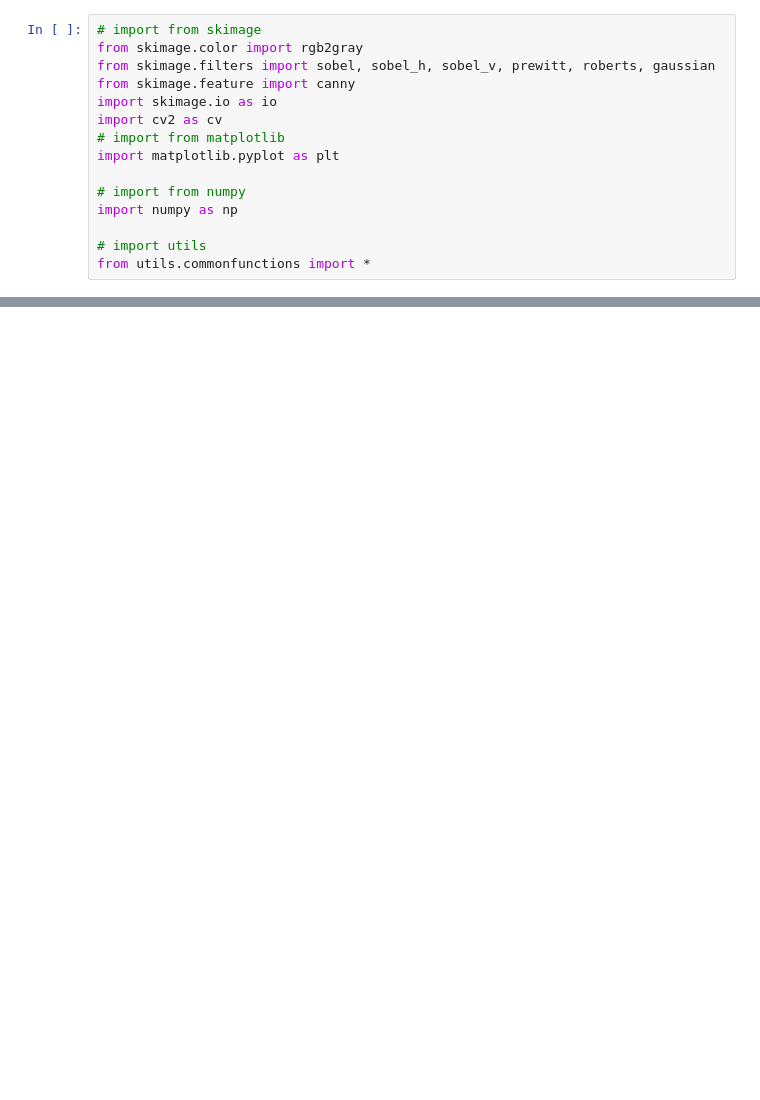
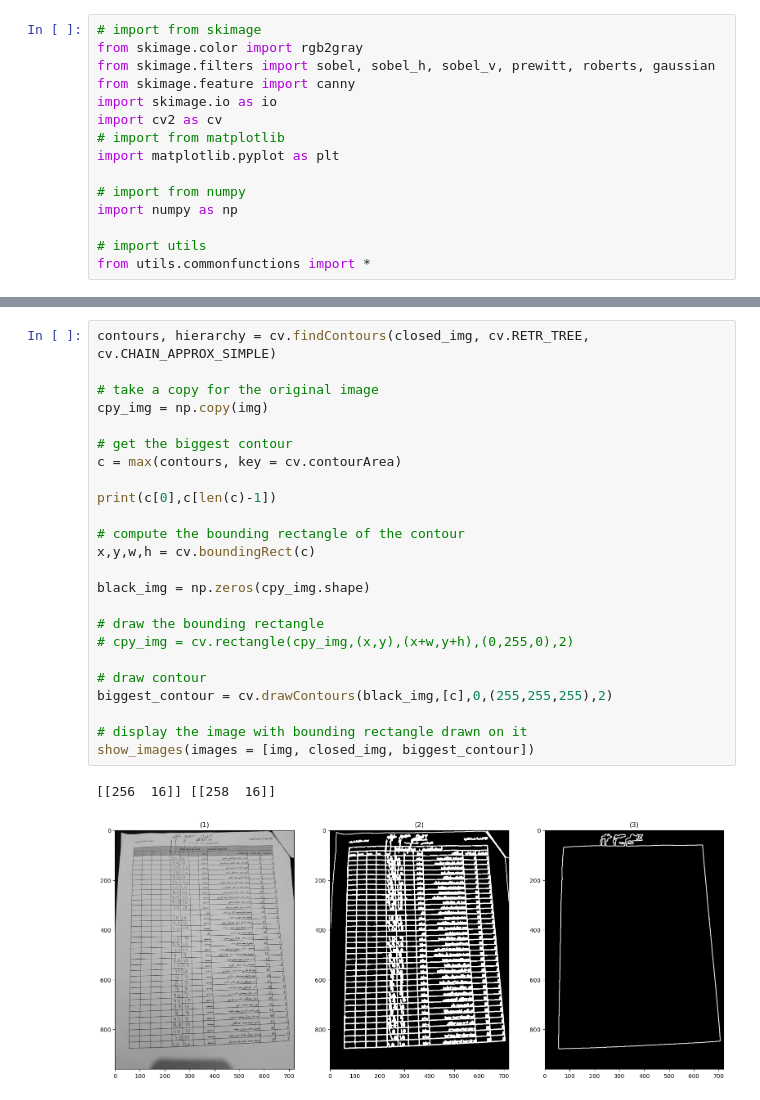
Before and after one commit to ZiadSheriif/Sa7a7LY, a Jupyter notebook: init.ipynb, the cells around one changed output, grey strips where cells are left out. Cells and saved outputs as stored; diff of their text form; blank space fills up the shorter version.

```diff
--- a/init.ipynb
+++ b/init.ipynb
@@ -80,0 +49,27 @@ show_images([grey_scale,filteredImg,dilatedImg,edges,cannyEdges])
+# %%
+contours, hierarchy = cv.findContours(closed_img, cv.RETR_TREE, cv.CHAIN_APPROX_SIMPLE)
+
+# take a copy for the original image
+cpy_img = np.copy(img)
+
+# get the biggest contour
+c = max(contours, key = cv.contourArea)
+
+print(c[0],c[len(c)-1])
+
+# compute the bounding rectangle of the contour
+x,y,w,h = cv.boundingRect(c)
+
+black_img = np.zeros(cpy_img.shape)
+
+# draw the bounding rectangle
+# cpy_img = cv.rectangle(cpy_img,(x,y),(x+w,y+h),(0,255,0),2)
+
+# draw contour
+biggest_contour = cv.drawContours(black_img,[c],0,(255,255,255),2)
+
+# display the image with bounding rectangle drawn on it
+show_images(images = [img, closed_img, biggest_contour])
+# %% [output]
+[[256  16]] [[258  16]]
+[figure, added]
```
Also changed, not shown: parts of 13 cells of this notebook, 2 other files.
